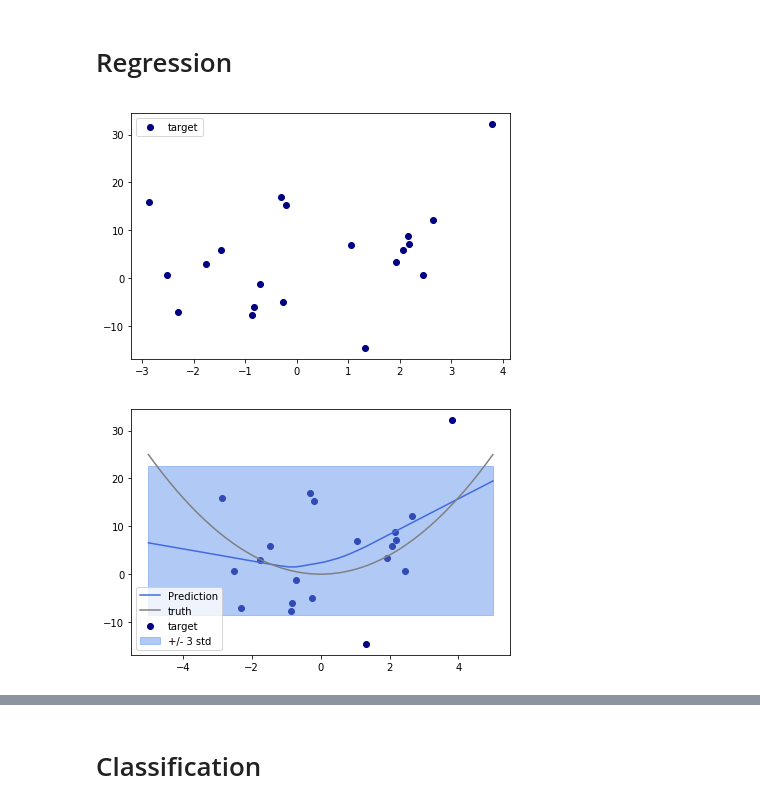
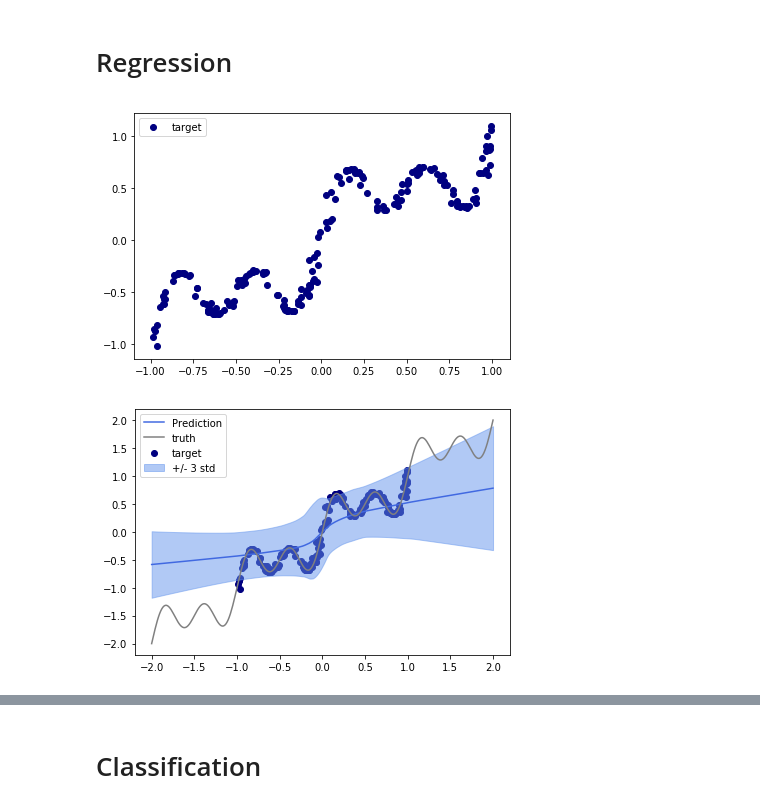
Before and after one commit to saxena-mayur/Weight-Uncertainty-in-Neural-Networks, a Jupyter notebook: BayesBackPropagation.ipynb, the cells around one changed output, grey strips where cells are left out. Drawn from its saved outputs; the diff is of its cells as text; code cells hidden in the pictures.

Commit message:
Corrected graph and trained on equation mentioned in paper

```diff
--- a/BayesBackPropagation.ipynb
+++ b/BayesBackPropagation.ipynb
@@ -169,12 +169,13 @@ def train(net, optimizer, data, target):
     loss.backward()
     optimizer.step()
 # %%
-TRAIN_EPOCHS = 100
+TRAIN_EPOCHS = 5000
 SAMPLES = 1
-TEST_SAMPLES = 1
-BATCH_SIZE = 20
+TEST_SAMPLES = 10
+BATCH_SIZE = 200
 NUM_BATCHES = 1
-TEST_BATCH_SIZE = 50
+TEST_BATCH_SIZE = 300
+CLASSES = 1
 
 PI = 0.5
 SIGMA_1 = torch.FloatTensor([math.exp(-0)])
@@ -182,27 +183,29 @@ SIGMA_2 = torch.FloatTensor([math.exp(-6)])
 # %%
 Var = lambda x, dtype=torch.FloatTensor: Variable(torch.from_numpy(x).type(dtype))
 
-x = np.random.uniform(-4, 4, size=BATCH_SIZE).reshape((-1, 1))
-noise = np.random.normal(0, 9, size=BATCH_SIZE).reshape((-1, 1))
-y = x ** 2 + noise
+x = np.random.uniform(-1, 1, size=BATCH_SIZE).reshape((-1, 1))
+noise = np.random.normal(0, 0.02, size=BATCH_SIZE).reshape((-1, 1))
+#y = x ** 2
+y = x + 0.3*np.sin(2*np.pi*(x+noise)) + 0.3*np.sin(4*np.pi*(x+noise)) + noise
 X = Var(x)
 Y = Var(y)
 
-x_test = np.linspace(-5, 5)
-y_test = x_test ** 2
+x_test = np.linspace(-2, 2,TEST_BATCH_SIZE)
+#y_test = x_test ** 2
+y_test = x_test + 0.3*np.sin(2*np.pi*x_test) + 0.3*np.sin(4*np.pi*x_test)
 X_test = Var(x_test)
 
-plt.scatter(X, Y, c='navy', label='target')
+plt.scatter(x, y, c='navy', label='target')
 plt.legend()
 plt.tight_layout()
 plt.show()
 # %% [output]
-[figure, old version]
+[figure, new version]
 # %%
 net = BayesianNetwork(inputSize = 1,\
-                      CLASSES = 1, \
-                      layers=np.array([100,100]), \
-                      activations = np.array(['relu','relu','none']), \
+                      CLASSES = CLASSES, \
+                      layers=np.array([100,400,100]), \
+                      activations = np.array(['relu','relu','relu','none']), \
                       SAMPLES = SAMPLES, \
                       BATCH_SIZE = BATCH_SIZE,\
                       NUM_BATCHES = NUM_BATCHES).to(DEVICE)
@@ -210,22 +213,23 @@ optimizer = optim.Adam(net.parameters())
 for epoch in range(TRAIN_EPOCHS):
     train(net, optimizer,data=X,target=Y)
 # %%
-prediction = net.forward(X_test).data.numpy().squeeze(1)
-#prediction = [net.forward(X_test).data.numpy().squeeze(1) for _ in range(100)]
-#pred = np.array(prediction).T
-pred_mean = np.mean(prediction)*np.ones_like(prediction)
-pred_std = np.std(prediction)*np.ones_like(prediction)
+outputs = torch.zeros(TEST_SAMPLES+1, TEST_BATCH_SIZE, CLASSES).to(DEVICE)
+for i in range(TEST_SAMPLES):
+    outputs[i] = net.forward(X_test)
+outputs[TEST_SAMPLES] = net.forward(X_test)
+pred_mean = outputs.mean(0).data.numpy().squeeze(1)
+pred_std = outputs.std(0).data.numpy().squeeze(1)
 
 plt.scatter(x, y, c='navy', label='target')
 
-plt.plot(x_test, prediction, c='royalblue', label='Prediction')
+plt.plot(x_test, pred_mean, c='royalblue', label='Prediction')
 plt.fill_between(x_test, pred_mean - 3 * pred_std, pred_mean + 3 * pred_std,
                      color='cornflowerblue', alpha=.5, label='+/- 3 std')
 
 plt.plot(x_test, y_test, c='grey', label='truth')
 
 plt.legend()
 plt.tight_layout()
 plt.show()
 # %% [output]
-[figure, old version]
+[figure, new version]
```
Also changed, not shown: parts of 2 cells of this notebook.
